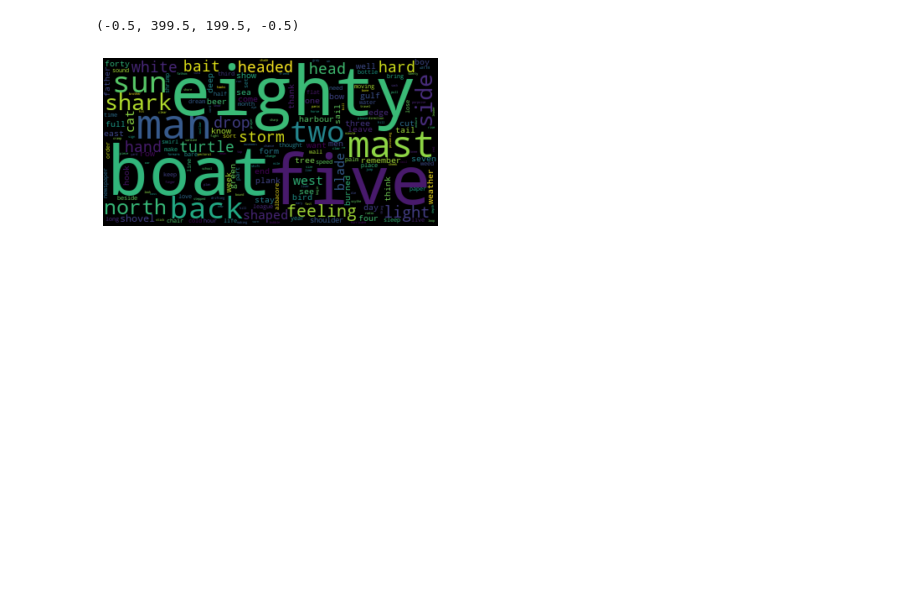
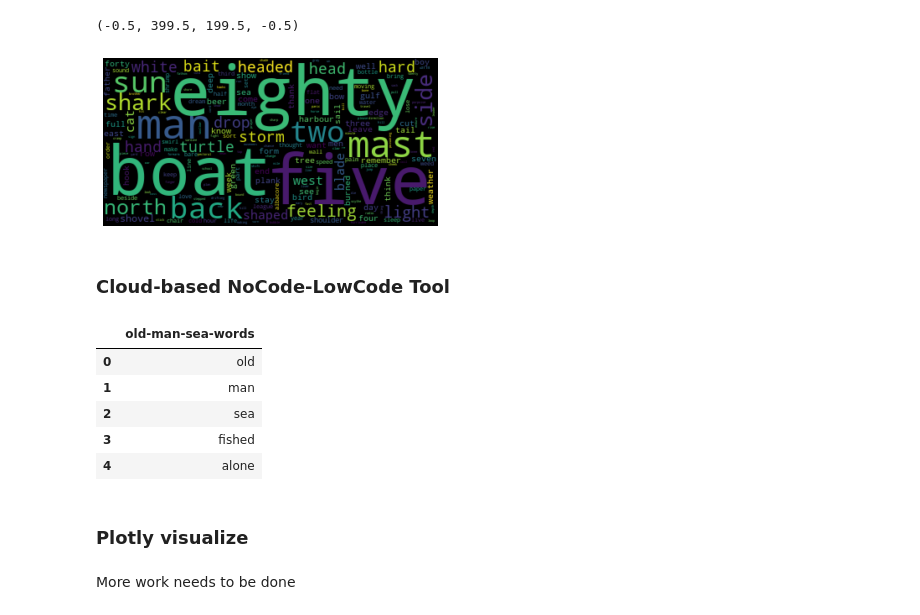
Before and after one commit to noahgift/exploratory-data-analysis, a Jupyter notebook: EDA_explorations_text.ipynb, the cells around one changed output. Saved outputs shown, nothing was run; the diff lists cells and outputs as text; code cells hidden in the pictures; blank space fills up the shorter version.

```diff
--- a/EDA_explorations_text.ipynb
+++ b/EDA_explorations_text.ipynb
@@ -136,3 +136,16 @@ plt.axis("off")
 # %% [output]
 (-0.5, 399.5, 199.5, -0.5)
 [figure]
+# %% [markdown]
+### Cloud-based NoCode-LowCode Tool
+# %%
+from pandas import DataFrame
+df = DataFrame(no_stop_words, columns=["old-man-sea-words"])
+df.head()
+# %% [output]
+|  | old-man-sea-words |
+| 0 | old |
+| 1 | man |
+| 2 | sea |
+| 3 | fished |
+| 4 | alone |
@@ -138,0 +154,4 @@ plt.axis("off")
+# %% [markdown]
+### Plotly visualize
+# %% [markdown]
+More work needs to be done
```
Also changed, not shown: parts of 3 cells of this notebook.
